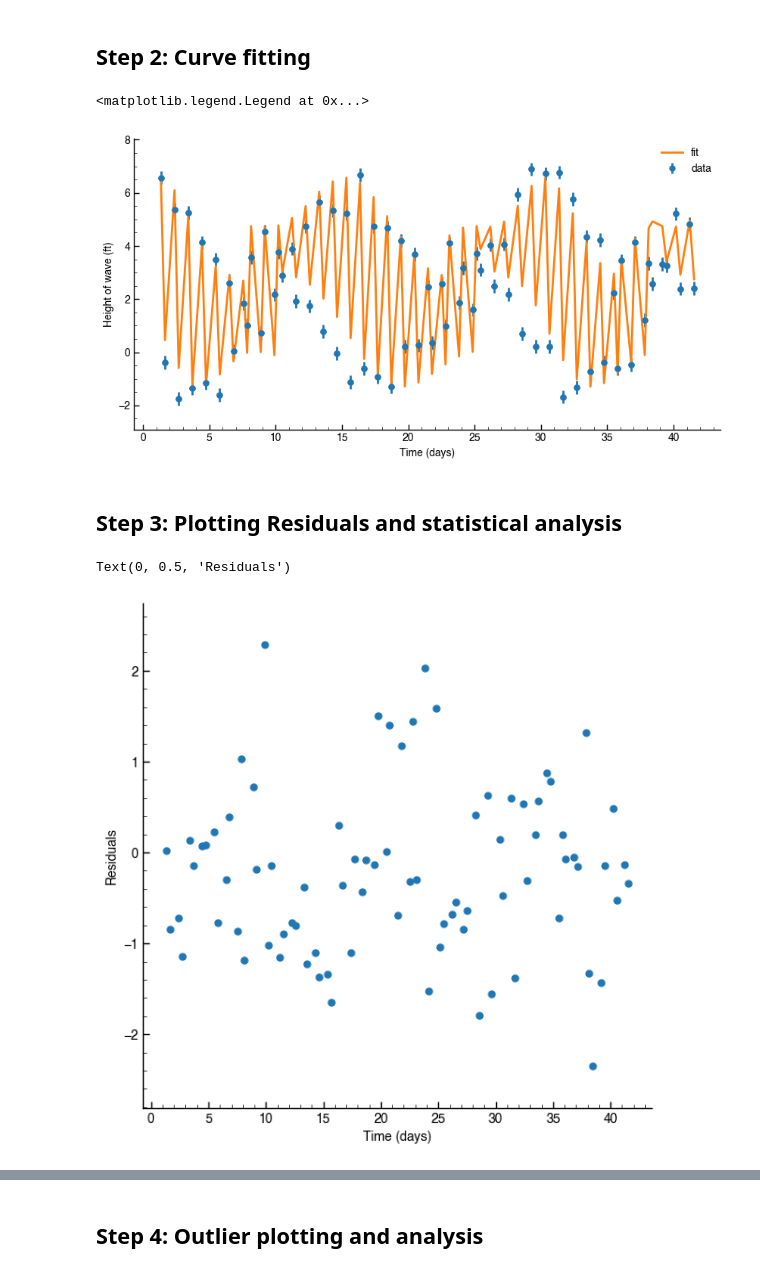
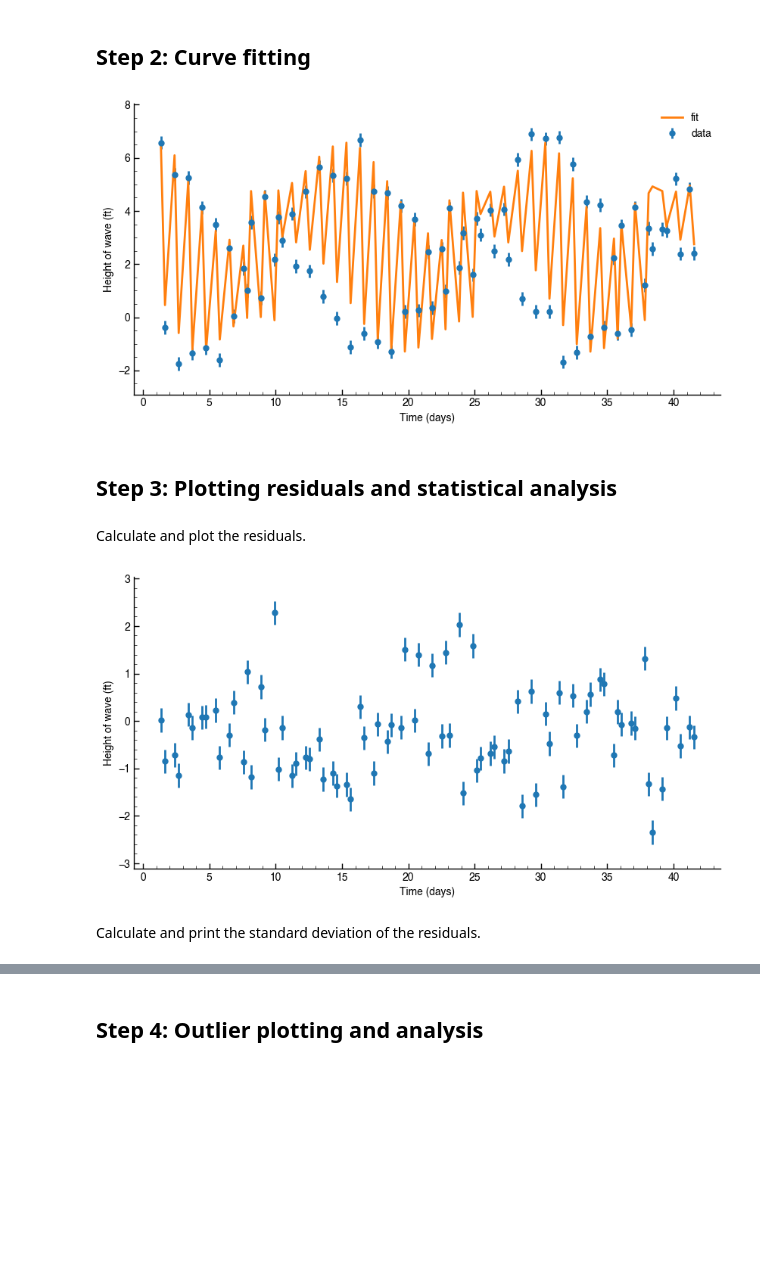
Before and after one commit to kingkap4/ASTR-19-Project, a Jupyter notebook: Project.ipynb, the cells around one changed output, grey strips where cells are left out. Cells and saved outputs as stored; diff of their text form; code cells hidden in the pictures; blank space fills up the shorter version.

```diff
--- a/Project.ipynb
+++ b/Project.ipynb
@@ -41,0 +13,2 @@ ASTR19_S22_group_project_data.txt
+# %%
+plt.style.use("Downloads/astr19_matplotlib_defaults.txt")
@@ -41,0 +17,6 @@ ASTR19_S22_group_project_data.txt
+# %%
+#define the filename
+fname = 'Downloads/ASTR19_S22_group_project_data.txt'
+
+#open the file with numpy loadtxt
+test_data = np.loadtxt(fname, dtype={'names': ('day', 'time', 'height'),'formats': ('i4', 'S5', 'f4')})
@@ -78,13 +62,10 @@ plt.errorbar(result_x, result_y, yerr= 0.25, fmt='o', label='data')
 ## Step 2: Curve fitting
 # %%
 #define the function to fit
-def f_line(x, a, b, c, d, e, f):
+def f_line(x, a, b, c,d,e,f):
     return (a * np.sin(((2*np.pi)/1)*x + b+6)) + (1*c * np.sin(((2*np.pi)/0.2)*x + d+6)) * (e * np.sin(((2*np.pi)/0.5)*x + f))
-    #function should be something like sinx+(sinx)(sinx) with transformations
-    #(a * np.sin(b*x + c) + d) + (e * np.sin(f*x + g) + h) * (i * np.sin(j*x + k) + l) maybe
 
-
-#perform the fit
+#perform the fit using scipy optimize
 params, params_cov = optimize.curve_fit(f_line, result_x, result_y, p0=[3, 0.5, 1, 1, 1, 1,])
 
 a_fit = params[0]
@@ -93,40 +74,39 @@ c_fit = params[2]
 d_fit = params[3]
 e_fit = params[4]
 f_fit = params[5]
-#print(f'params {a_fit}, {b_fit}, {c_fit}, {d_fit}')
+
 
 y_fit = (a_fit * np.sin(((np.pi)/0.5)*result_x + b_fit)+2) + (c_fit * np.cos(((2*np.pi)/0.5)*result_x + d_fit)) * (e_fit * np.sin(((2*np.pi)/0.5)*result_x + f_fit))
 
 
-#plot the fit on the same graph
-plt.style.use("astr19_matplotlib_defaults.txt")
-fig = plt.figure(figsize=(10,5))
-ax = plt.subplot
+#plot the fit on the figure
+f = plt.figure(figsize=(10,5))
 plt.xlabel('Time (days)')
 plt.ylabel('Height of wave (ft)')
-plt.scatter(result_x, result_y)
-plt.errorbar(result_x, result_y, yerr= 0.25, fmt='o', label='data')
+plt.errorbar(result_x, result_y, yerr=0.25, fmt='o', label='data')
 plt.plot(result_x, y_fit, label='fit')
 plt.legend(loc=0, frameon=False)
 
-
-
-#plt.savefig('project-figure.pdf', bbox_inches='tight', dpi=600)
+#save the figure as a PDF
+plt.savefig('tidal-project-figure.pdf', bbox_inches='tight', dpi=600, facecolor='white')
 # %% [output]
-<matplotlib.legend.Legend at 0x...>
 [figure]
 # %% [markdown]
-## Step 3: Plotting Residuals and statistical analysis
+## Step 3: Plotting residuals and statistical analysis
+# %% [markdown]
+Calculate and plot the residuals.
 # %%
-#define the residuals
+#calculate the residuals
 residuals = result_y - y_fit
 
-#create a scatter with the residuals
-plt.figure(figsize=(7,7))
-plt.scatter(result_x, residuals, label = "residual scatter")
+#make a figure & plot the residuals
+plt.figure(figsize=(10,5))
+plt.errorbar(result_x, residuals, yerr=0.25, fmt='o', label='residuals')
 plt.xlabel('Time (days)')
-plt.ylabel('Residuals')
+plt.ylabel('Height of wave (ft)')
+plt.show()
 # %% [output]
-Text(0, 0.5, 'Residuals')
-[figure, old version]
+[figure, new version]
+# %% [markdown]
+Calculate and print the standard deviation of the residuals.
 # %%
```
Also changed, not shown: parts of 17 cells of this notebook.
